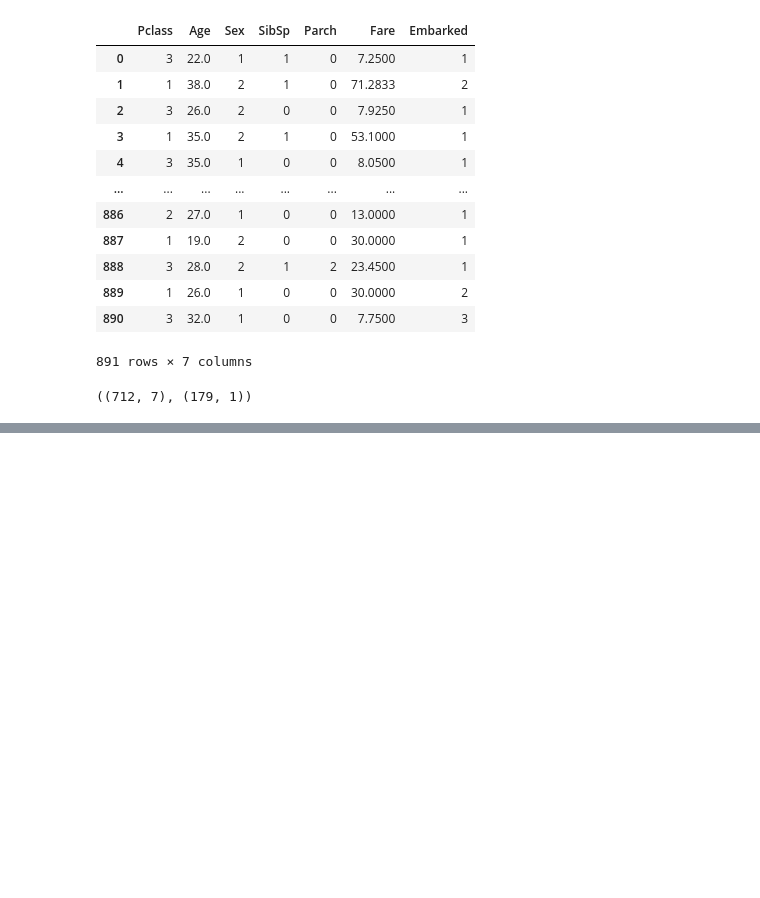
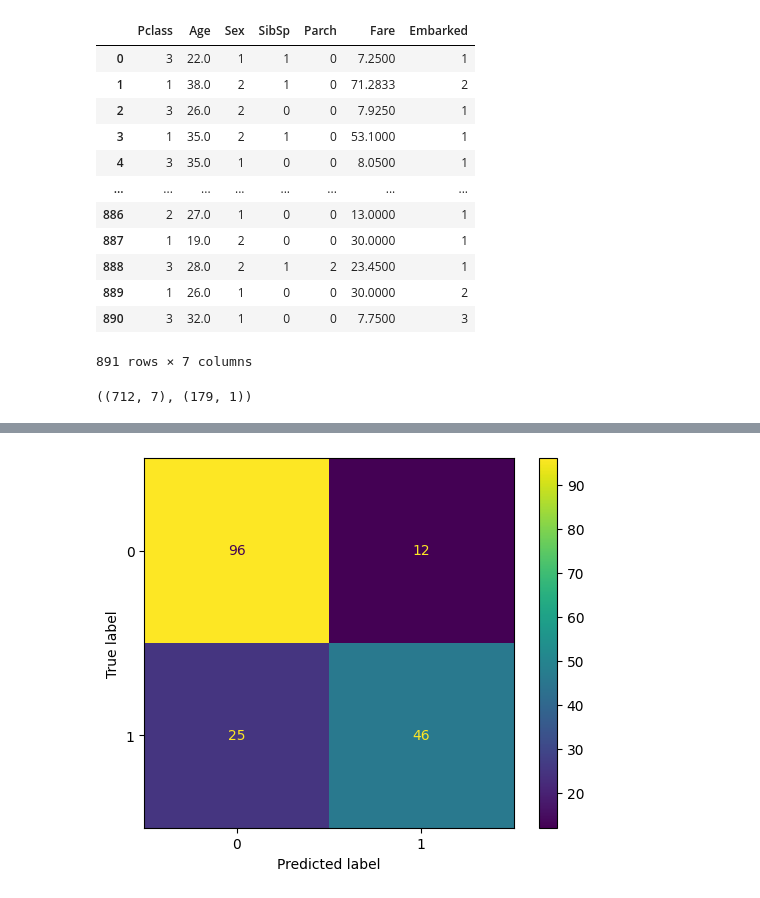
Before and after one commit to Harshalshirote2002/Tree_learning, a Jupyter notebook: dtree.ipynb, the cells around one changed output, grey strips where cells are left out. Cells and saved outputs as stored; diff of their text form; code cells hidden in the pictures; blank space fills up the shorter version.

Commit message:
modified and added confusion matrices

```diff
--- a/dtree.ipynb
+++ b/dtree.ipynb
@@ -197,0 +162,7 @@ tree.plot_tree(best_model.fit(X_train, y_train))
+# %%
+cm = confusion_matrix(y_test, best_model.predict(X_test), labels=best_model.classes_)
+disp = ConfusionMatrixDisplay(confusion_matrix=cm, display_labels=best_model.classes_)
+disp.plot()
+plt.show()
+# %% [output]
+[figure, added]
```
Also changed, not shown: parts of 8 cells of this notebook, 7 other files.
